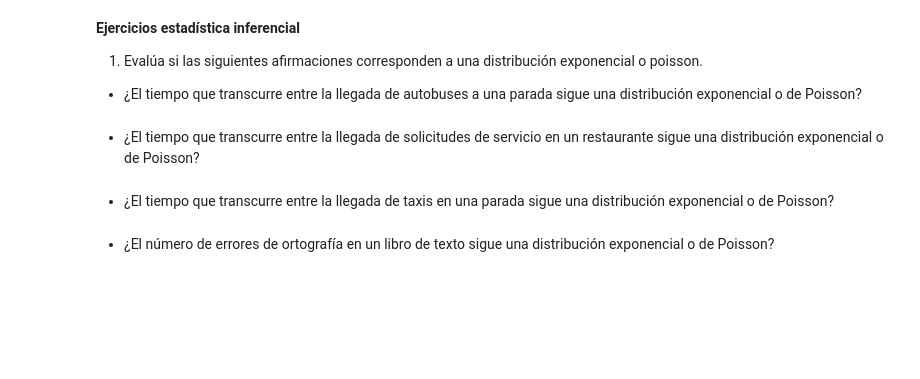
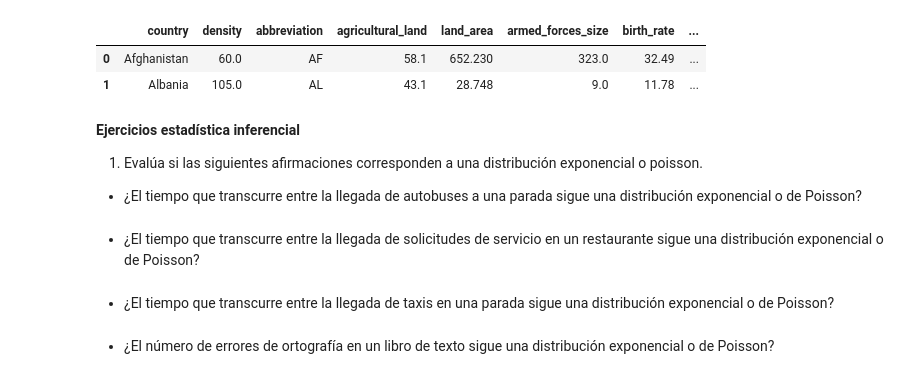
Before and after one commit to 2l2na/promoK-modulo3-sprint2-pairprogramming-Zoraida-Elena, a Jupyter notebook: Leccion_9.ipynb, the cells around one changed output. Cells and saved outputs as stored; diff of their text form; code cells hidden in the pictures; blank space fills up the shorter version.

```diff
--- a/Leccion_9.ipynb
+++ b/Leccion_9.ipynb
@@ -1,3 +20,34 @@
+# %%
+import pandas as pd
+import numpy as np
+
+# Visualización
+# ------------------------------------------------------------------------------
+import matplotlib.pyplot as plt
+import seaborn as sns
+
+# Evaluar linealidad de las relaciones entre las variables
+# y la distribución de las variables
+# ------------------------------------------------------------------------------
+#from scipy.stats import shapiro, kstest, poisson, chisquare, ttest_ind, levene, bartlett, sem, ppf
+import scipy.stats as stats
+from scipy.stats import shapiro, poisson, chisquare, expon, kstest
+
+# Configuración
+# -----------------------------------------------------------------------
+pd.set_option('display.max_columns', None) # para poder visualizar todas las columnas de los DataFrames
+
+# Gestión de los warnings
+# -----------------------------------------------------------------------
+import warnings
+warnings.filterwarnings("ignore")
+# %%
+df = pd.read_csv("datos/world_data_full_apply_nulos.csv", index_col = 0)
+df.head(2)
+# %% [output]
+|  | country | density | abbreviation | agricultural_land | land_area | armed_forces_size | birth_rate | ... |
+| 0 | Afghanistan | 60.0 | AF | 58.1 | 652.230 | 323.0 | 32.49 | ... |
+| 1 | Albania | 105.0 | AL | 43.1 | 28.748 | 9.0 | 11.78 | ... |
 # %% [markdown]
 **Ejercicios estadística inferencial**
 1. Evalúa si las siguientes afirmaciones corresponden a una distribución exponencial o poisson.
```
Also changed, not shown: parts of 8 cells of this notebook.
